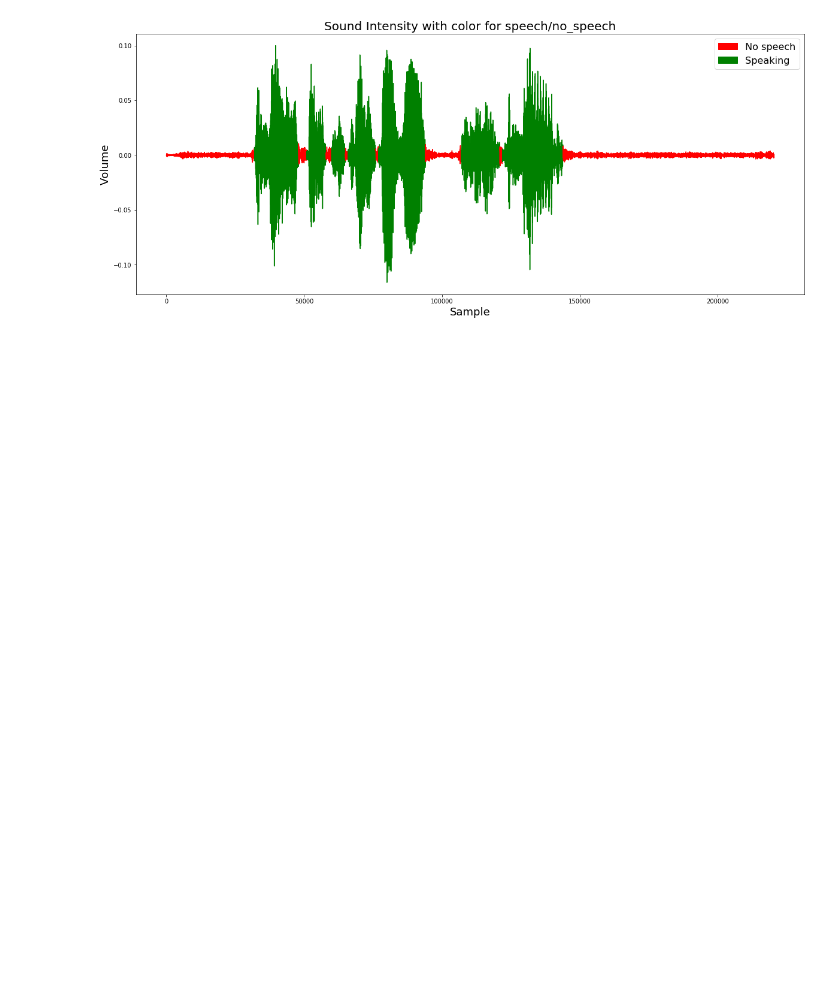
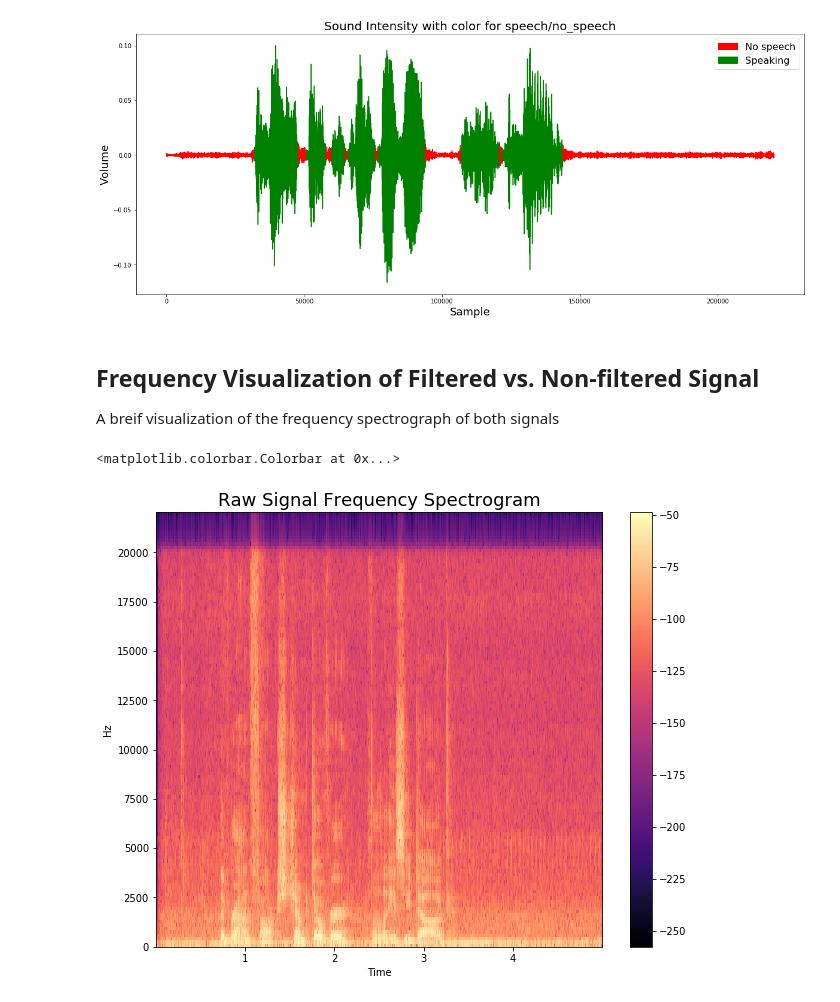
Before and after one commit to gseemann/audio_to_freq, a Jupyter notebook: Audio_File_Visualization_ and_Classification.ipynb, the cells around one changed output. Cells and saved outputs as stored; diff of their text form; code cells hidden in the pictures; blank space fills up the shorter version.

```diff
--- a/Audio_File_Classification.ipynb
+++ b/Audio_File_Visualization_ and_Classification.ipynb
@@ -349,3 +346,17 @@ ax.set_ylabel('Volume', fontsize=18)
 plt.show()
 # %% [output]
 [figure]
+# %% [markdown]
+## Frequency Visualization of Filtered vs. Non-filtered Signal
+A breif visualization of the frequency spectrograph of both signals
+# %%
+#plot freq
+plt.figure(figsize=(10,8))
+plt.specgram(voice, mode='psd',Fs=freq, cmap = 'magma')
+plt.title("Raw Signal Frequency Spectrogram", fontsize=18)
+plt.xlabel('Time')
+plt.ylabel('Hz')
+plt.colorbar()
+# %% [output]
+<matplotlib.colorbar.Colorbar at 0x...>
+[figure, added]
```
Also changed, not shown: parts of 8 cells of this notebook.
